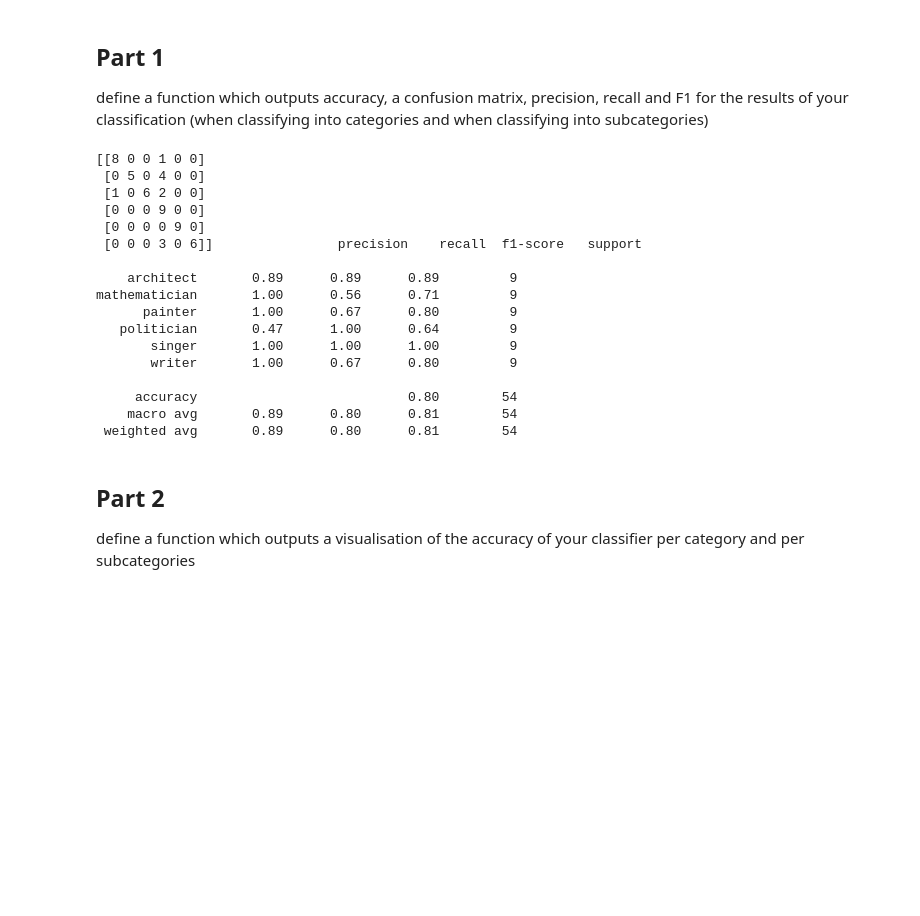
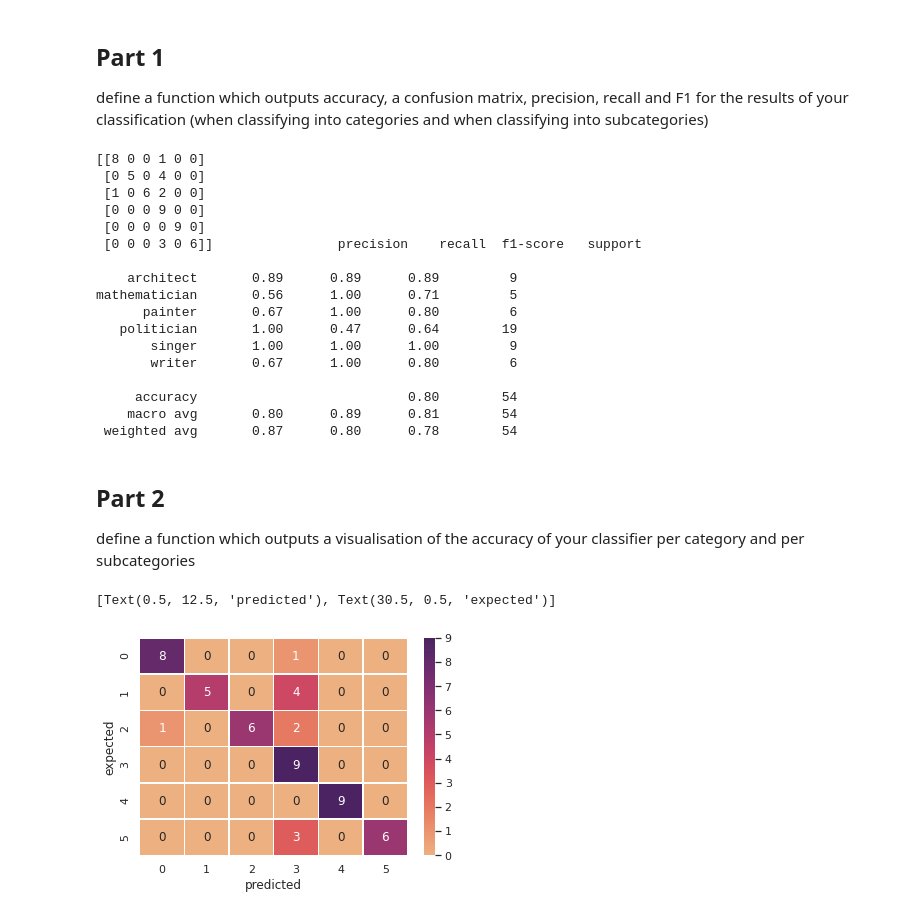
Before and after one commit to e-lubrini/clustering-and-classifying-people, a Jupyter notebook: classification.ipynb, the cells around one changed output. Cells and saved outputs as stored; diff of their text form; code cells hidden in the pictures; blank space fills up the shorter version.

```diff
--- a/classification.ipynb
+++ b/classification.ipynb
@@ -113,7 +113,7 @@ def compute_scores(expected, predicted):
     conf_matrix = confusion_matrix(expected, predicted)
 
     # print precision, recall, F1
-    report = classification_report(expected, predicted)
+    report = classification_report(predicted, expected)
 
     return conf_matrix, report
 # %%
@@ -128,15 +128,15 @@ print(conf_matrix, report)
  [0 0 0 3 0 6]]                precision    recall  f1-score   support
 
     architect       0.89      0.89      0.89         9
-mathematician       1.00      0.56      0.71         9
-      painter       1.00      0.67      0.80         9
-   politician       0.47      1.00      0.64         9
+mathematician       0.56      1.00      0.71         5
+      painter       0.67      1.00      0.80         6
+   politician       1.00      0.47      0.64        19
        singer       1.00      1.00      1.00         9
-       writer       1.00      0.67      0.80         9
+       writer       0.67      1.00      0.80         6
 
      accuracy                           0.80        54
-    macro avg       0.89      0.80      0.81        54
- weighted avg       0.89      0.80      0.81        54
+    macro avg       0.80      0.89      0.81        54
+ weighted avg       0.87      0.80      0.78        54
 # %% [markdown]
 ## Part 2
 define a function which outputs a visualisation of the accuracy of your classifier per category and per subcategories
@@ -145,0 +145,10 @@ define a function which outputs a visualisation of the accuracy of your classifi
+# %%
+# ∙ 2 barcharts: AZ, 6cat
+
+# heatmap
+sns.set(font_scale=1)
+matrix = sns.heatmap(conf_matrix, annot=True, fmt='d', linewidths=.5, cmap='flare')
+matrix.set(xlabel='predicted', ylabel='expected')
+# %% [output]
+[Text(0.5, 12.5, 'predicted'), Text(30.5, 0.5, 'expected')]
+[figure, added]
```
Also changed, not shown: parts of 2 cells of this notebook, 1 other file.
